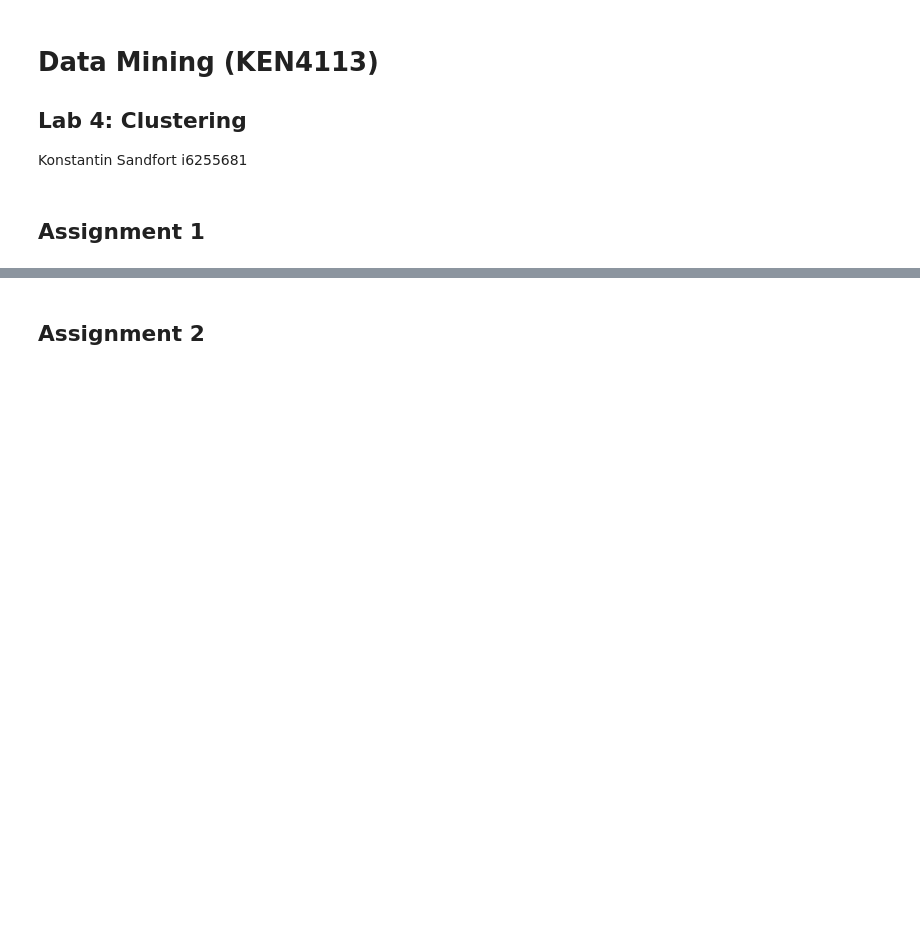
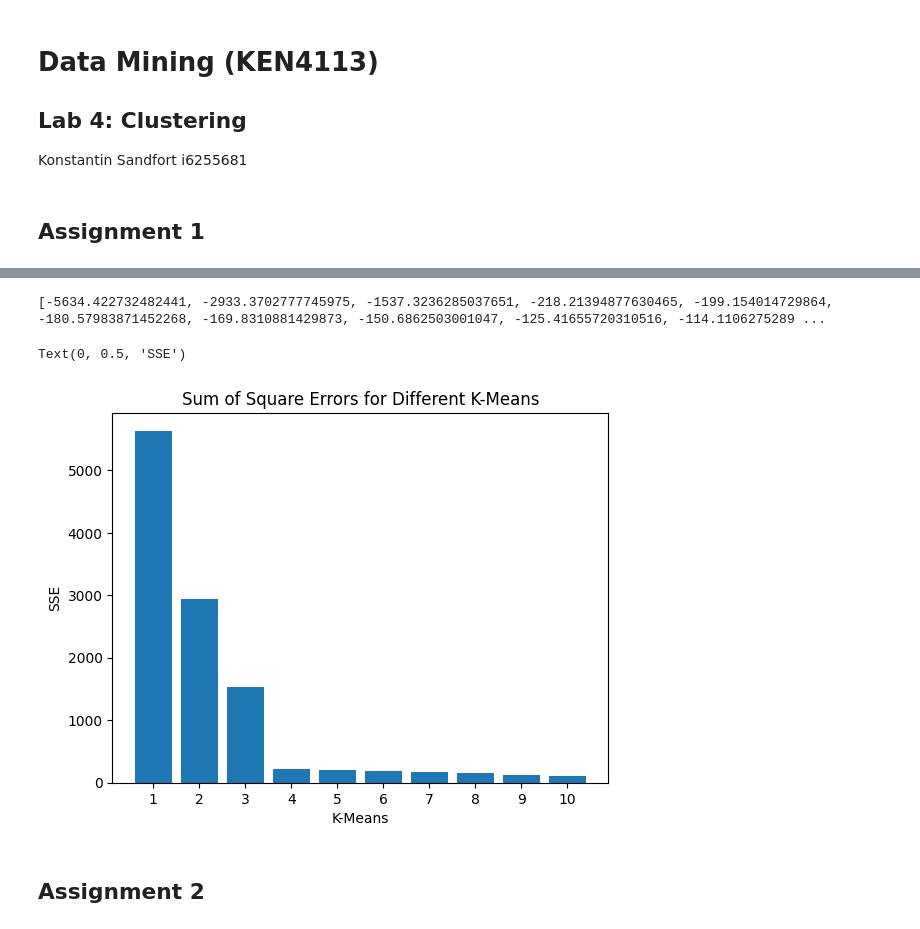
Before and after one commit to KSandfort/data_mining_course, a Jupyter notebook: lab4/lab4.ipynb, the cells around one changed output, grey strips where cells are left out. Cells and saved outputs as stored; diff of their text form; code cells hidden in the pictures; blank space fills up the shorter version.

```diff
--- a/lab4/lab4.ipynb
+++ b/lab4/lab4.ipynb
@@ -25,0 +50,7 @@ plt.scatter(X[:, 0], X[:, 1])
+# %%
+# (b) K-Means Contingency Matrices
+
+for i in range(10):
+    print(f'Contingency Matrix for k = {i+1}')
+    print(contingency_matrix(y, y_kmeans_list[i]))
+    print('---')
@@ -26,3 +75,19 @@ plt.scatter(X[:, 0], X[:, 1])
+# %%
+# (c) Sum of Square Errors
+
+# Create x labels for barplot
+x_labels = []
+for i in range(10):
+    x_labels.append(str(i + 1))
+
+plt.bar(x_labels, np.abs(scores))
+plt.title('Sum of Square Errors for Different K-Means')
+plt.xlabel('K-Means')
+plt.ylabel('SSE')
+# %% [output]
+[-5634.422732482441, -2933.3702777745975, -1537.3236285037651, -218.21394877630465, -199.154014729864, -180.57983871452268, -169.8310881429873, -150.6862503001047, -125.41655720310516, -114.1106275289 ...
+Text(0, 0.5, 'SSE')
+[figure, added]
 # %% [markdown]
 ## Assignment 2
 # %% [markdown]
```
Also changed, not shown: parts of 5 cells of this notebook.
